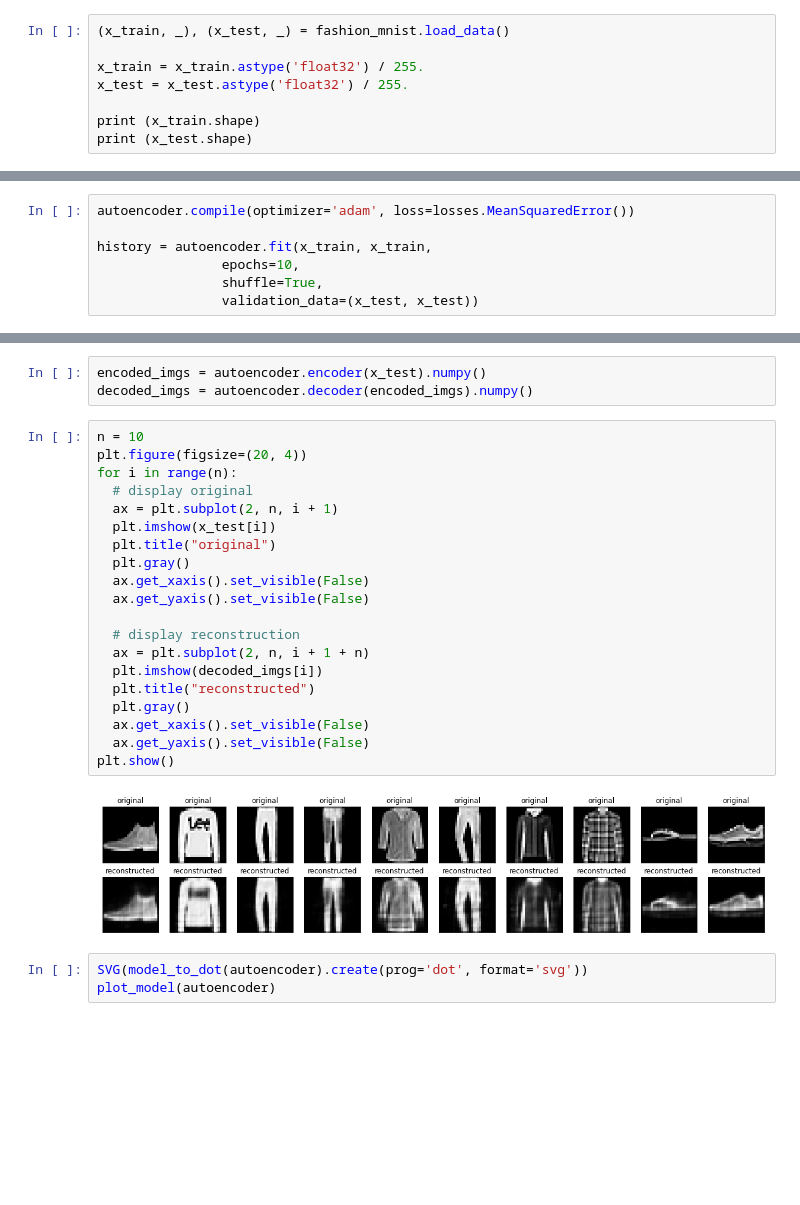
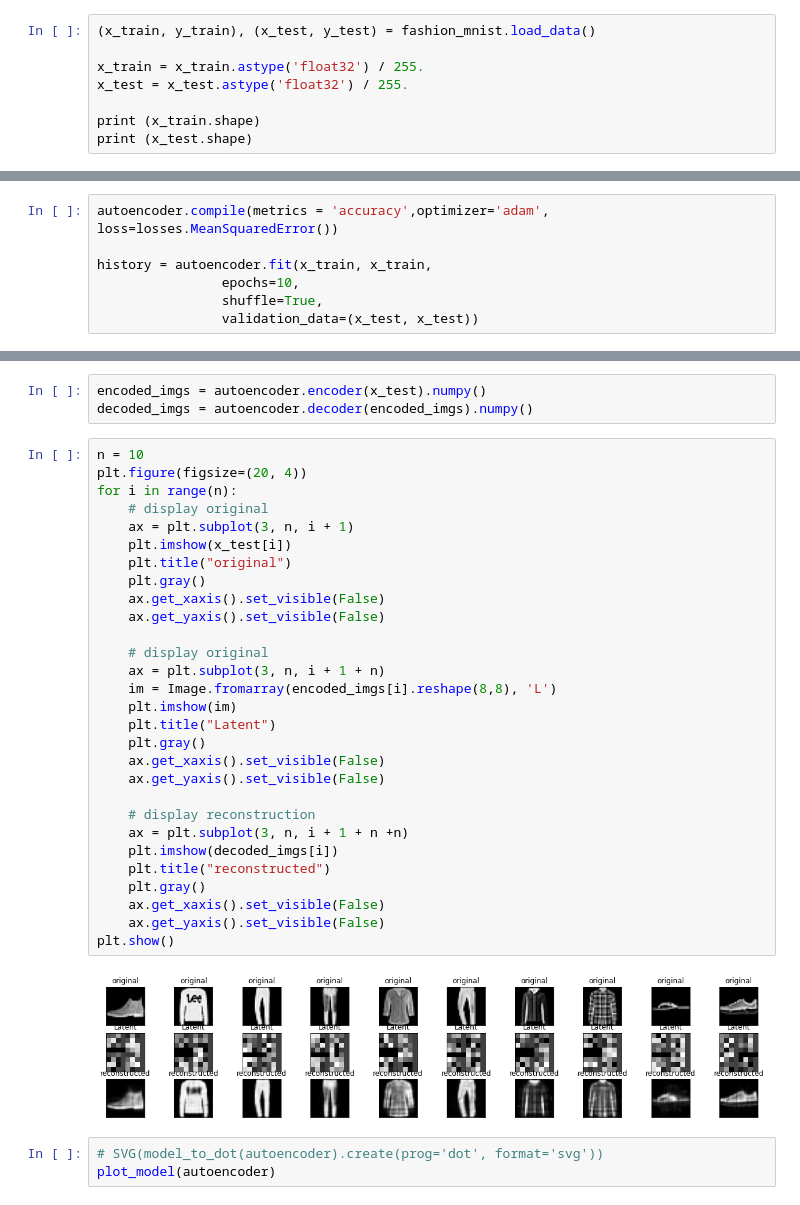
Before and after one commit to JARACH-209/Deep_Learning, a Jupyter notebook: Stacked_Autoencoder.ipynb, the cells around one changed output, grey strips where cells are left out. Saved outputs shown, nothing was run; the diff lists cells and outputs as text; blank space fills up the shorter version.

```diff
--- a/Stacked_Autoencoder.ipynb
+++ b/Stacked_Autoencoder.ipynb
@@ -40,5 +45,5 @@ from tensorflow.keras.utils import plot_model
 # %%
-(x_train, _), (x_test, _) = fashion_mnist.load_data()
+(x_train, y_train), (x_test, y_test) = fashion_mnist.load_data()
 
 x_train = x_train.astype('float32') / 255.
 x_test = x_test.astype('float32') / 255.
@@ -68,7 +76,7 @@ class Autoencoder(Model):
 
 autoencoder = Autoencoder(latent_dim)
 # %%
-autoencoder.compile(optimizer='adam', loss=losses.MeanSquaredError())
+autoencoder.compile(metrics = 'accuracy',optimizer='adam', loss=losses.MeanSquaredError())
 
 history = autoencoder.fit(x_train, x_train,
                 epochs=10,
@@ -101,27 +109,36 @@ decoded_imgs = autoencoder.decoder(encoded_imgs).numpy()
 # %%
 n = 10
 plt.figure(figsize=(20, 4))
 for i in range(n):
-  # display original
-  ax = plt.subplot(2, n, i + 1)
-  plt.imshow(x_test[i])
-  plt.title("original")
-  plt.gray()
-  ax.get_xaxis().set_visible(False)
-  ax.get_yaxis().set_visible(False)
+    # display original
+    ax = plt.subplot(3, n, i + 1)
+    plt.imshow(x_test[i])
+    plt.title("original")
+    plt.gray()
+    ax.get_xaxis().set_visible(False)
+    ax.get_yaxis().set_visible(False)
 
-  # display reconstruction
-  ax = plt.subplot(2, n, i + 1 + n)
-  plt.imshow(decoded_imgs[i])
-  plt.title("reconstructed")
-  plt.gray()
-  ax.get_xaxis().set_visible(False)
-  ax.get_yaxis().set_visible(False)
+    # display original
+    ax = plt.subplot(3, n, i + 1 + n)
+    im = Image.fromarray(encoded_imgs[i].reshape(8,8), 'L')
+    plt.imshow(im)
+    plt.title("Latent")
+    plt.gray()
+    ax.get_xaxis().set_visible(False)
+    ax.get_yaxis().set_visible(False)
+
+    # display reconstruction
+    ax = plt.subplot(3, n, i + 1 + n +n)
+    plt.imshow(decoded_imgs[i])
+    plt.title("reconstructed")
+    plt.gray()
+    ax.get_xaxis().set_visible(False)
+    ax.get_yaxis().set_visible(False)
 plt.show()
 # %% [output]
-[figure, old version]
+[figure, new version]
 # %%
-SVG(model_to_dot(autoencoder).create(prog='dot', format='svg'))
+# SVG(model_to_dot(autoencoder).create(prog='dot', format='svg'))
 plot_model(autoencoder)
 # %%
 print(history.history.keys())
```
Also changed, not shown: parts of 27 cells of this notebook.
